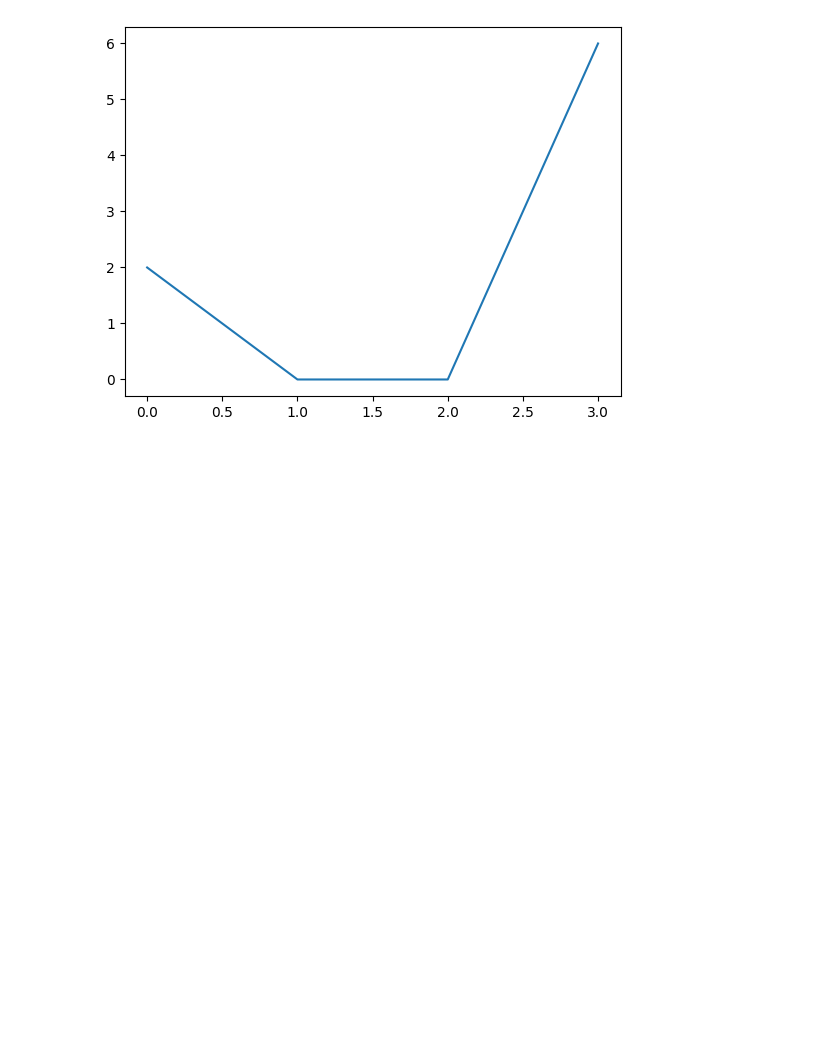
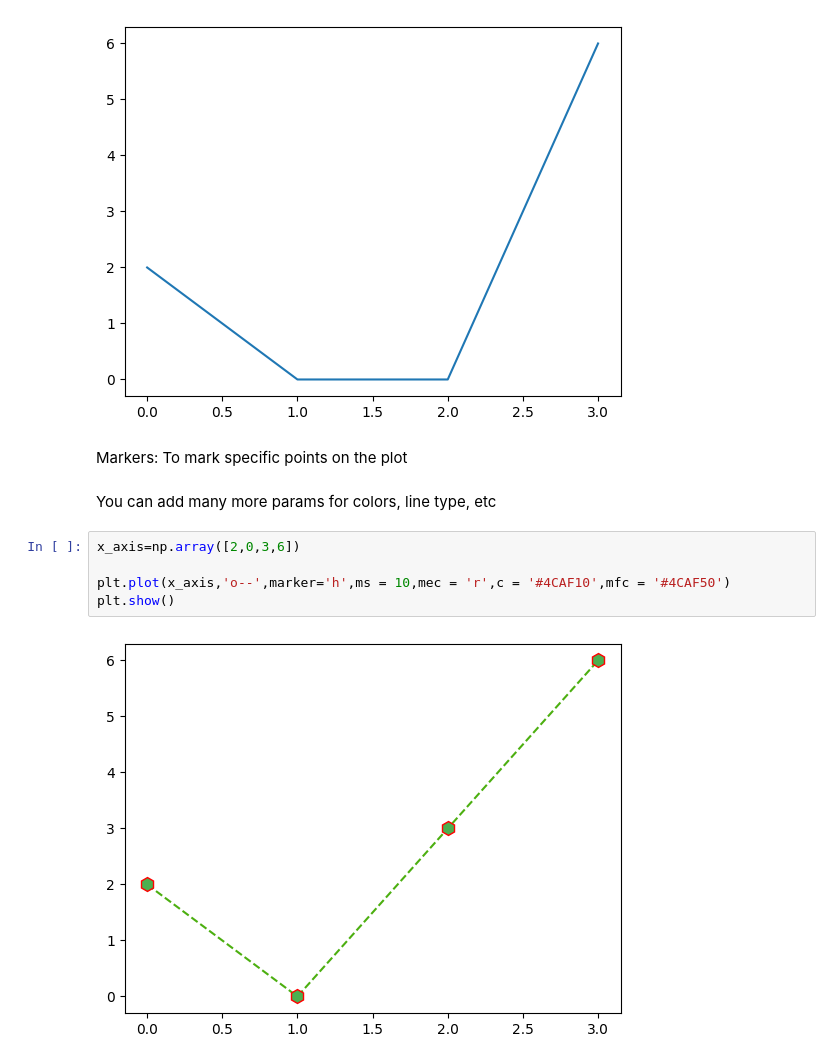
Before and after one commit to kibuba-njihia/mastering-matplotlib, a Jupyter notebook: matplotlib.ipynb, the cells around one changed output. Cells and saved outputs as stored; diff of their text form; blank space fills up the shorter version.

```diff
--- a/matplotlib.ipynb
+++ b/matplotlib.ipynb
@@ -34,3 +34,14 @@ plt.plot(x_axis)
 plt.show()
 # %% [output]
 [figure]
+# %% [markdown]
+Markers: To mark specific points on the plot
+# %% [markdown]
+You can add many more params for colors, line type, etc
+# %%
+x_axis=np.array([2,0,3,6])
+
+plt.plot(x_axis,'o--',marker='h',ms = 10,mec = 'r',c = '#4CAF10',mfc = '#4CAF50')
+plt.show()
+# %% [output]
+[figure, added]
```
Also changed, not shown: parts of 10 cells of this notebook.
